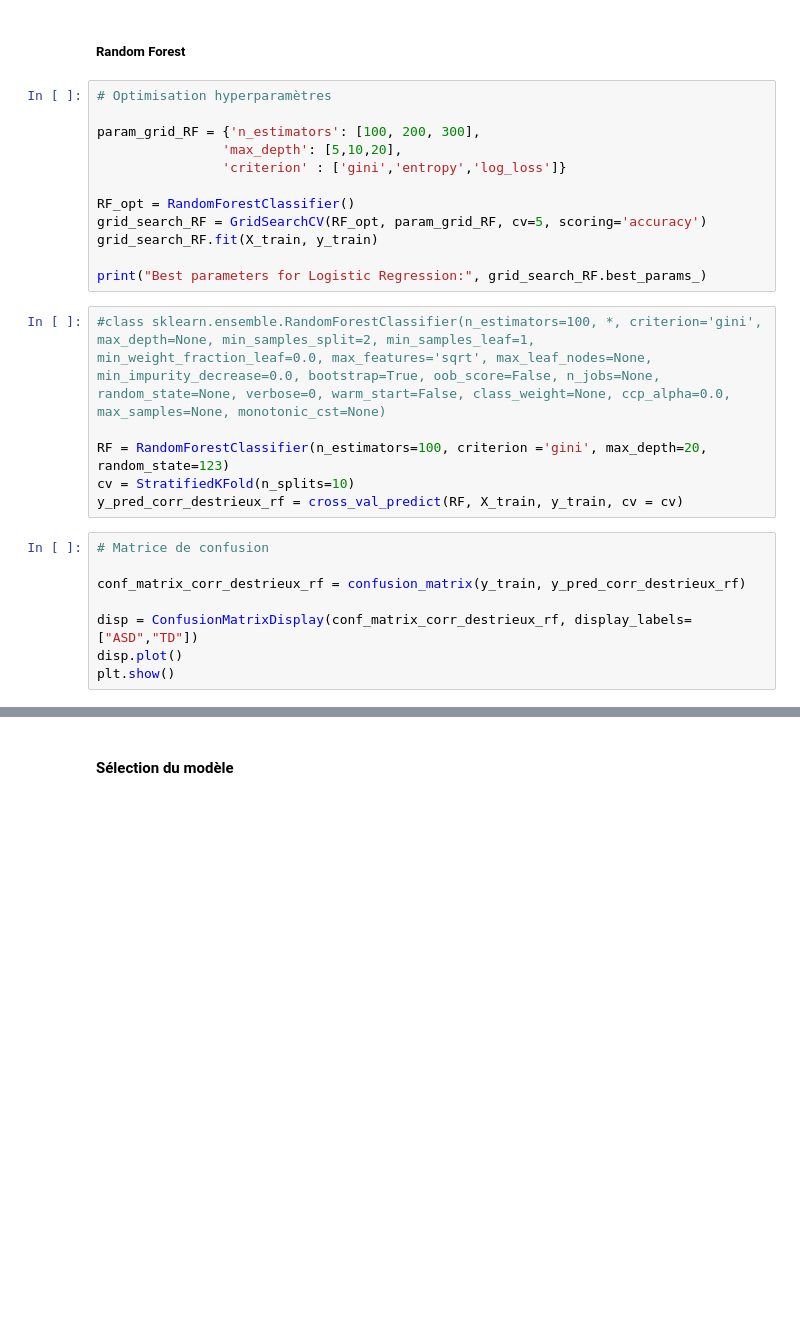
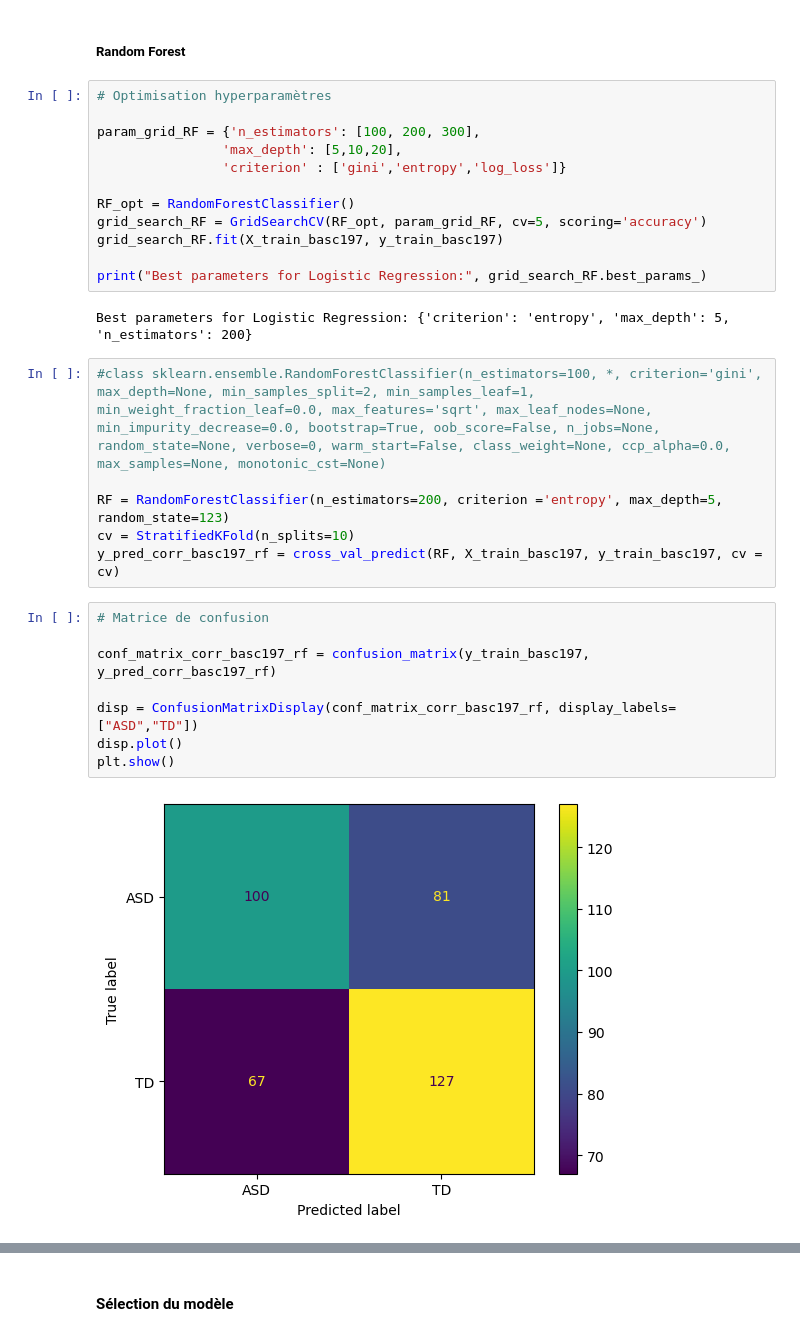
Before and after one commit to brainhack-school2024/cussac_project, a Jupyter notebook: machine_learning.ipynb, the cells around one changed output, grey strips where cells are left out. Cells and saved outputs as stored; diff of their text form; blank space fills up the shorter version.

```diff
--- a/machine_learning.ipynb
+++ b/machine_learning.ipynb
@@ -1130,23 +1212,27 @@ param_grid_RF = {'n_estimators': [100, 200, 300],
 
 RF_opt = RandomForestClassifier()
 grid_search_RF = GridSearchCV(RF_opt, param_grid_RF, cv=5, scoring='accuracy')
-grid_search_RF.fit(X_train, y_train)
+grid_search_RF.fit(X_train_basc197, y_train_basc197)
 
 print("Best parameters for Logistic Regression:", grid_search_RF.best_params_)
+# %% [output]
+Best parameters for Logistic Regression: {'criterion': 'entropy', 'max_depth': 5, 'n_estimators': 200}
 # %%
 #class sklearn.ensemble.RandomForestClassifier(n_estimators=100, *, criterion='gini', max_depth=None, min_samples_split=2, min_samples_leaf=1, min_weight_fraction_leaf=0.0, max_features='sqrt', max_leaf_nodes=None, min_impurity_decrease=0.0, bootstrap=True, oob_score=False, n_jobs=None, random_state=None, verbose=0, warm_start=False, class_weight=None, ccp_alpha=0.0, max_samples=None, monotonic_cst=None)
 
-RF = RandomForestClassifier(n_estimators=100, criterion ='gini', max_depth=20, random_state=123)
+RF = RandomForestClassifier(n_estimators=200, criterion ='entropy', max_depth=5, random_state=123)
 cv = StratifiedKFold(n_splits=10)
-y_pred_corr_destrieux_rf = cross_val_predict(RF, X_train, y_train, cv = cv)
+y_pred_corr_basc197_rf = cross_val_predict(RF, X_train_basc197, y_train_basc197, cv = cv)
 # %%
 # Matrice de confusion
 
-conf_matrix_corr_destrieux_rf = confusion_matrix(y_train, y_pred_corr_destrieux_rf)
+conf_matrix_corr_basc197_rf = confusion_matrix(y_train_basc197, y_pred_corr_basc197_rf)
 
-disp = ConfusionMatrixDisplay(conf_matrix_corr_destrieux_rf, display_labels=["ASD","TD"])
+disp = ConfusionMatrixDisplay(conf_matrix_corr_basc197_rf, display_labels=["ASD","TD"])
 disp.plot()
 plt.show()
+# %% [output]
+[figure, added]
 # %%
 #Affichage des métriques
 
```
Also changed, not shown: parts of 69 cells of this notebook.
